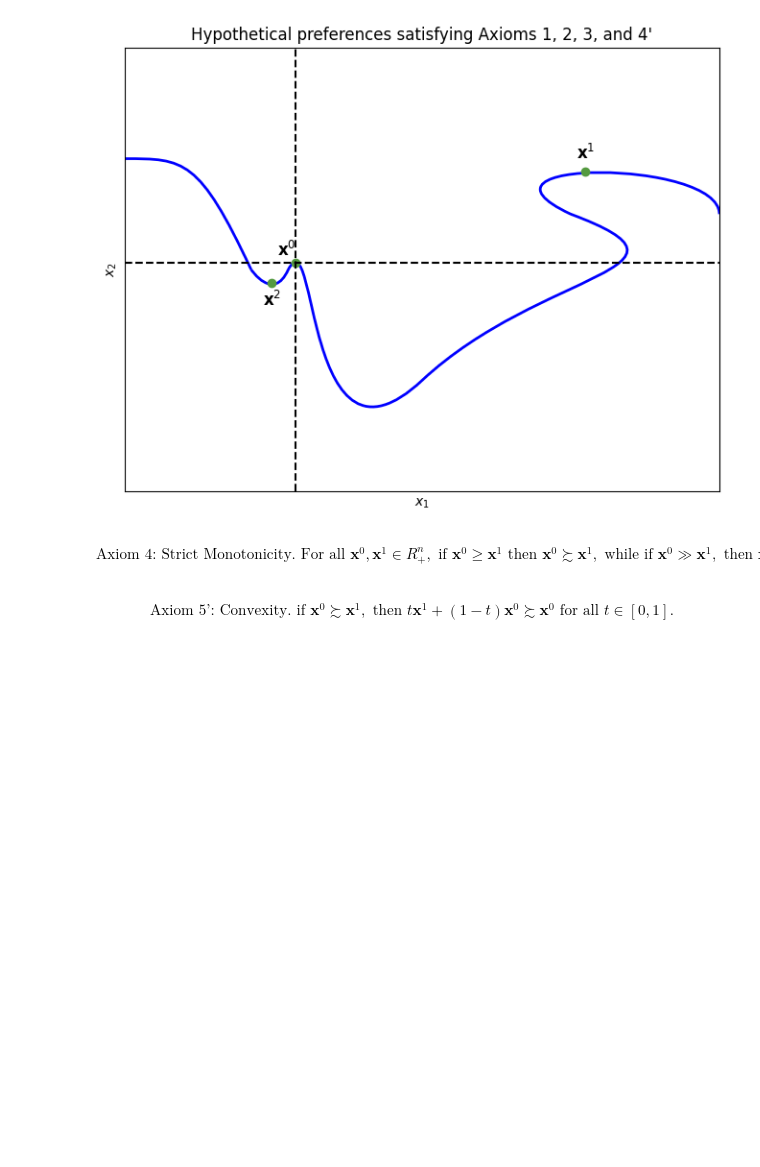
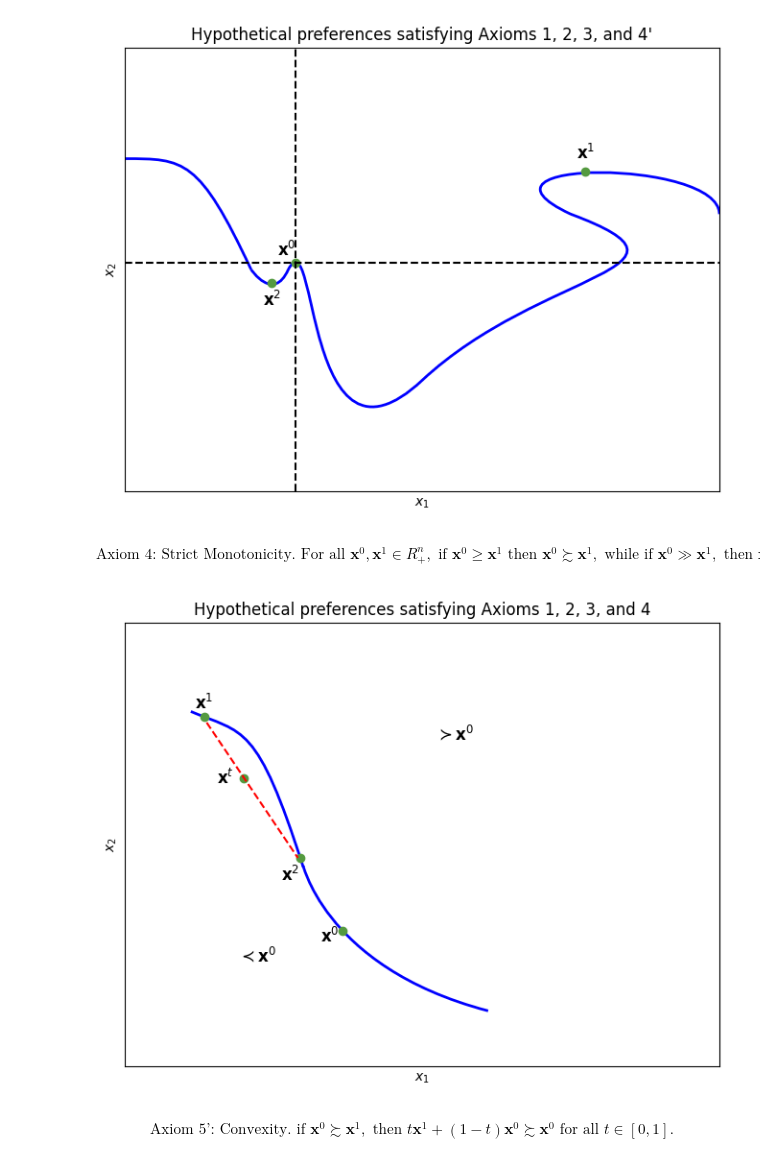
Before and after one commit to mjavadg/Advanced-Microeconomics_Fall2024, a Jupyter notebook: 9th session rational axioms part 3.ipynb.ipynb, the cells around one changed output. Drawn from its saved outputs; the diff is of its cells as text; code cells hidden in the pictures; blank space fills up the shorter version.

```diff
--- a/9th session rational axioms part 3.ipynb.ipynb
+++ b/9th session rational axioms part 3.ipynb.ipynb
@@ -459,6 +442,63 @@ plt.show()
 $$
 \text{Axiom 4: Strict Monotonicity. For all } \mathbf{x}^0, \mathbf{x}^1 \in R^n_{+}, \text{ if } \mathbf{x}^0 \geq \mathbf{x}^1 \text{ then } \mathbf{x}^0 \succsim \mathbf{x}^1, \text{ while if } \mathbf{x}^0 \gg \mathbf{x}^1, \text{ then } \mathbf{x}^0 \succ \mathbf{x}^1.
 $$
+# %%
+vertices1 = [
+    (0, 10.2),
+    (0.4, 10),
+    (0.5, 10.1),
+    (0.85, 8.8)
+]
+
+vertices_line1 = [
+    (0.85, 8.8),
+    (0.84, 8.9),
+    (0.97, 7.9),
+    (2.25, 7.5)
+]
+
+vertices = vertices1 + vertices_line1
+
+codes = [
+    Path.MOVETO, Path.CURVE4, Path.CURVE4, Path.LINETO,
+    Path.MOVETO, Path.CURVE4, Path.CURVE4, Path.LINETO,
+    ]
+
+path_gap = Path(vertices1, codes[:4])
+gap_patch = PathPatch(path_gap, facecolor='none', lw=2, edgecolor='blue', linestyle='-')
+
+path_lines = Path(vertices_line1, codes[4:])
+lines_patch = PathPatch(path_lines, facecolor='none', lw=2, edgecolor='blue')
+
+fig, ax = plt.subplots(figsize=(8, 6))
+
+ax.add_patch(gap_patch)
+ax.add_patch(lines_patch)
+
+# Scatter points and annotations
+plt.scatter(0.83, 8.88, color='#549A40')
+plt.annotate(r'$\mathbf{x}^2$', (0.75, 8.55), textcoords="offset points", xytext=(0,10), ha='center', fontsize=12, color='black')
+plt.scatter(0.1, 10.15, color='#549A40')
+plt.annotate(r'$\mathbf{x}^1$', (0.1, 10.1), textcoords="offset points", xytext=(0,10), ha='center', fontsize=12, color='black')
+plt.scatter(1.15, 8.22, color='#549A40')
+plt.annotate(r'$\mathbf{x}^0$', (1.05, 8), textcoords="offset points", xytext=(0,10), ha='center', fontsize=12, color='black')
+plt.text(2, 10, r'$\succ \mathbf{x}^0$', fontsize=12, color='black', ha='center', va='center')
+plt.text(0.5, 8, r'$\prec \mathbf{x}^0$', fontsize=12, color='black', ha='center', va='center')
+
+plt.plot([0.12, 0.81], [10.1, 8.88], linestyle = '--', color = 'red')
+plt.scatter(0.4, 9.6, color='#549A40')
+plt.text(0.26, 9.6, r'$\mathbf{x}^t$', fontsize=12, color='black', ha='center', va='center')
+
+plt.xticks([])
+plt.yticks([])
+ax.set_xlim(-0.5, 4)
+ax.set_ylim(7, 11)
+ax.set_xlabel('$x_1$')
+ax.set_ylabel('$x_2$')
+ax.set_title("Hypothetical preferences satisfying Axioms 1, 2, 3, and 4")
+plt.show()
+# %% [output]
+[figure, added]
 # %% [markdown]
 $$
 \text{Axiom 5': Convexity. if } \mathbf{x}^0 \succsim \mathbf{x}^1, \text{ then } t\mathbf{x}^1 + (1 - t)\mathbf{x}^0 \succsim \mathbf{x}^0 \text{ for all } t \in [0, 1].
```
Also changed, not shown: parts of 3 cells of this notebook.
